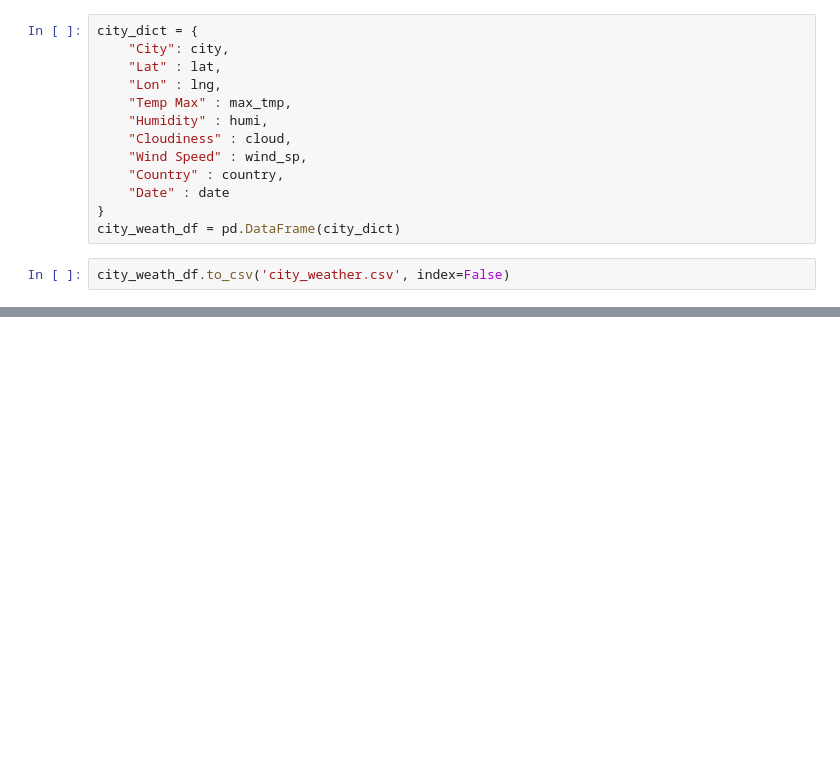
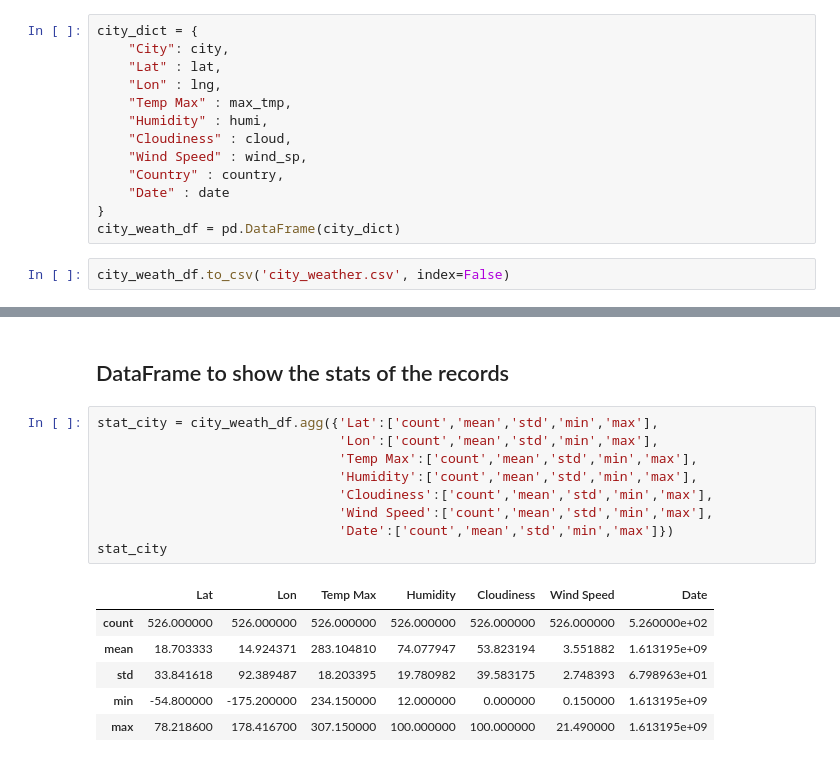
Before and after one commit to danieltp92/python-api-challenge, a Jupyter notebook: WeatherPy/WeatherPy.ipynb, the cells around one changed output, grey strips where cells are left out. Saved outputs shown, nothing was run; the diff lists cells and outputs as text; blank space fills up the shorter version.

```diff
--- a/WeatherPy/WeatherPy.ipynb
+++ b/WeatherPy/WeatherPy.ipynb
@@ -115,0 +140,18 @@ city_weath_df.head()
+# %% [markdown]
+## DataFrame to show the stats of the records
+# %%
+stat_city = city_weath_df.agg({'Lat':['count','mean','std','min','max'],
+                               'Lon':['count','mean','std','min','max'],
+                               'Temp Max':['count','mean','std','min','max'],
+                               'Humidity':['count','mean','std','min','max'],
+                               'Cloudiness':['count','mean','std','min','max'],
+                               'Wind Speed':['count','mean','std','min','max'],
+                               'Date':['count','mean','std','min','max']})
+stat_city
+# %% [output]
+|  | Lat | Lon | Temp Max | Humidity | Cloudiness | Wind Speed | Date |
+| count | 526.000000 | 526.000000 | 526.000000 | 526.000000 | 526.000000 | 526.000000 | 5.260000e+02 |
+| mean | 18.703333 | 14.924371 | 283.104810 | 74.077947 | 53.823194 | 3.551882 | 1.613195e+09 |
+| std | 33.841618 | 92.389487 | 18.203395 | 19.780982 | 39.583175 | 2.748393 | 6.798963e+01 |
+| min | -54.800000 | -175.200000 | 234.150000 | 12.000000 | 0.000000 | 0.150000 | 1.613195e+09 |
+| max | 78.218600 | 178.416700 | 307.150000 | 100.000000 | 100.000000 | 21.490000 | 1.613195e+09 |
```
Also changed, not shown: parts of 14 cells of this notebook, 1 other file.
